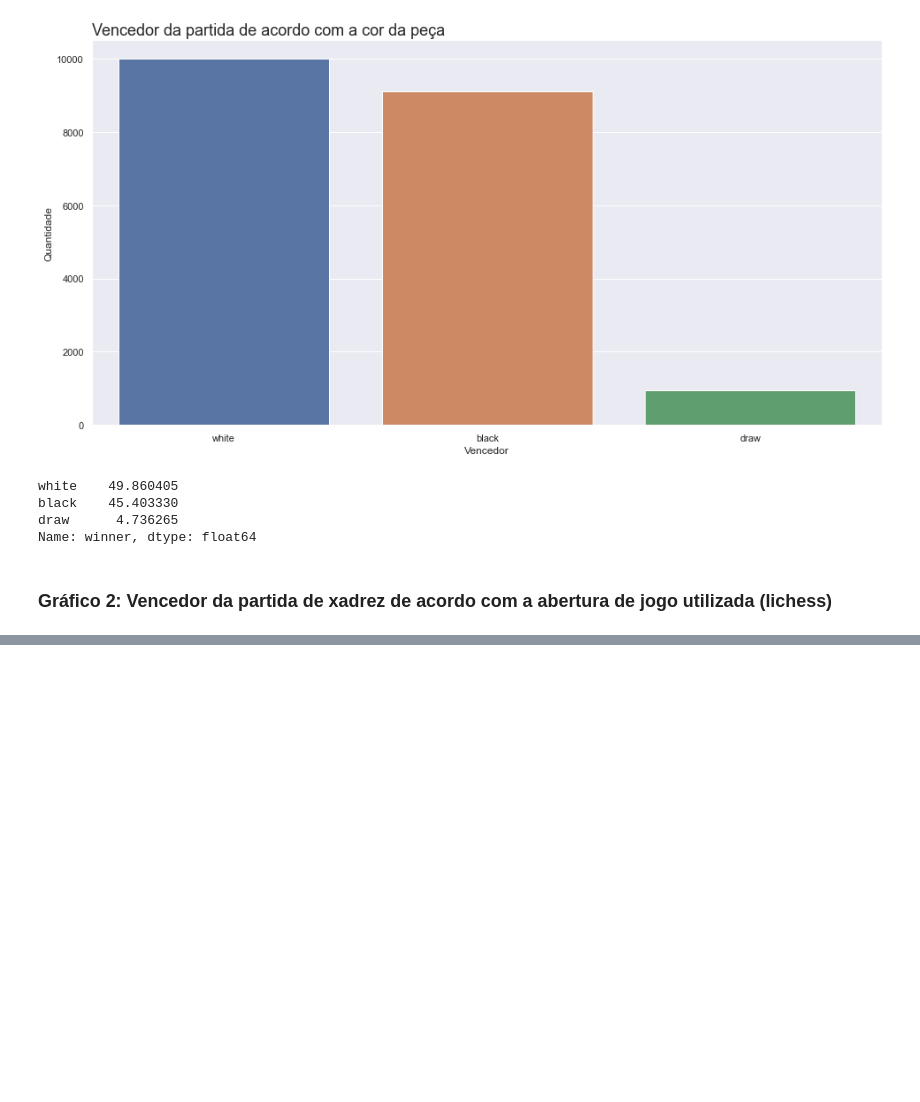
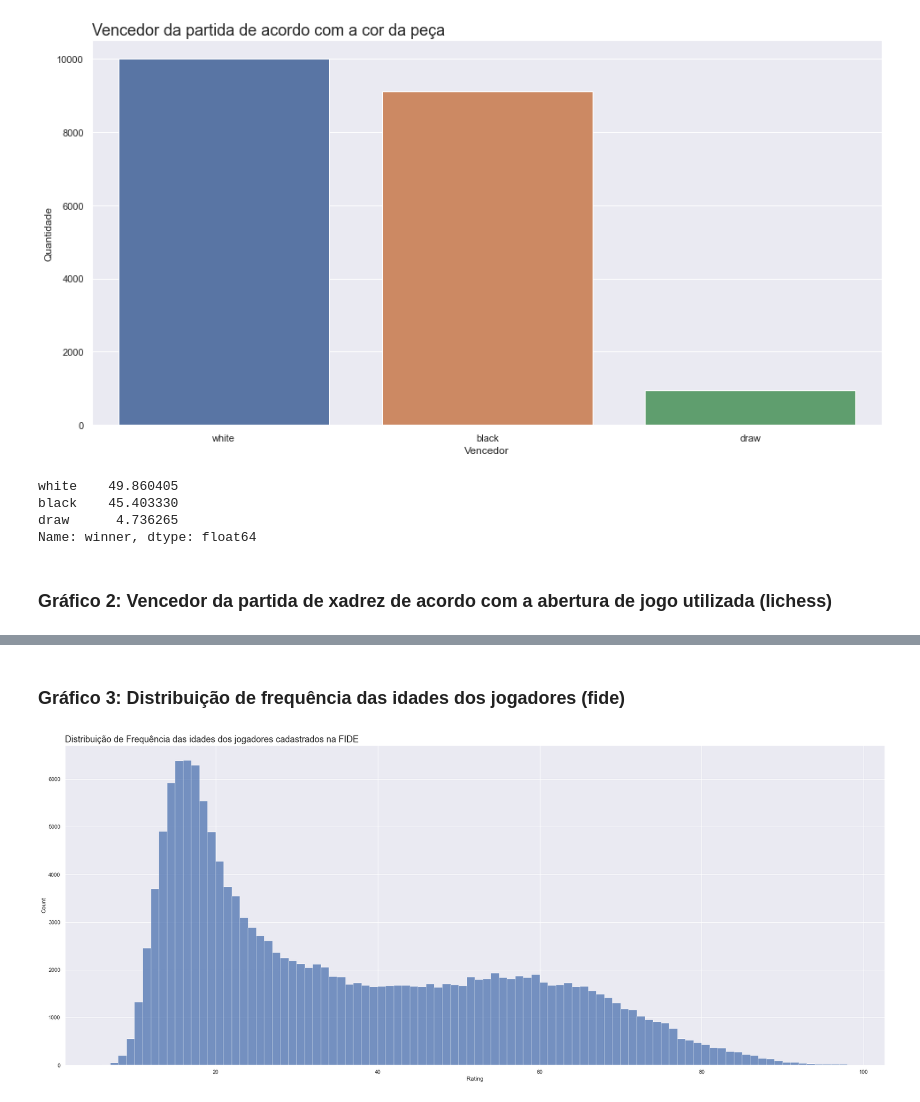
Before and after one commit to samilagarrido/DataChess, a Jupyter notebook: projeto.ipynb, the cells around one changed output, grey strips where cells are left out. Saved outputs shown, nothing was run; the diff lists cells and outputs as text; code cells hidden in the pictures; blank space fills up the shorter version.

Commit message:
Adicionando gráficos no projeto

```diff
--- a/projeto.ipynb
+++ b/projeto.ipynb
@@ -57,8 +61,0 @@ data = data[fide]
-# %%
-## Os valores restantes são números, mas nem todos são do tipo float
-## Alguns são do tipo string e precisam ser convertidos
-
-fide = []
-
-for i in data['FIDE']:
-    fide.append(float(i))
@@ -68,0 +62,5 @@ data['FIDE'] = fide
+# %%
+## O próximo passo é transformar todos os números em float, possibilitando a ordenação da coluna FIDE
+
+fide = fide.astype({'FIDE':float})
+fide
@@ -147,7 +159,7 @@ ax.figure.set_size_inches(25,10)
 
 ## Vamos utilizar apenas os jogadores com idades abaixo dos 100 anos
 
-data = data[data['Age'] < 100]
+fide = fide[fide['Age'] < 100]
 # %%
 ## Façamos novamente o boxplot das idades dos jogadores
 
@@ -168,4 +180,4 @@ ax.figure.set_size_inches(25,10)
 ## Antes de mostrar o boxplot da coluna 'K-factor', notamos que ela está nomeada como ' K-factor', com um espaço antes do nome
 ## Vamos ajustar para facilitar na hora de chamar a coluna
 
-data.rename(columns={' K-factor':'K-factor'}, inplace=True)
+fide.rename(columns={' K-factor':'K-factor'}, inplace=True)
@@ -221,0 +290,11 @@ Name: opening_name, dtype: int64
+# %% [markdown]
+### Gráfico 3: Distribuição de frequência das idades dos jogadores (fide)
+# %%
+## Dentre os cadastros na FIDE, qual é a distribuição de frequência das idades dos jogadores?
+
+ax = sns.histplot(data=fide, x='Age', binwidth=1)
+ax.set_title('Distribuição de Frequência das idades dos jogadores cadastrados na FIDE', loc='left', fontsize=18)
+ax.set_xlabel('Rating')
+ax.figure.set_size_inches(30,12)
+# %% [output]
+[figure, added]
```
Also changed, not shown: parts of 20 cells of this notebook.
